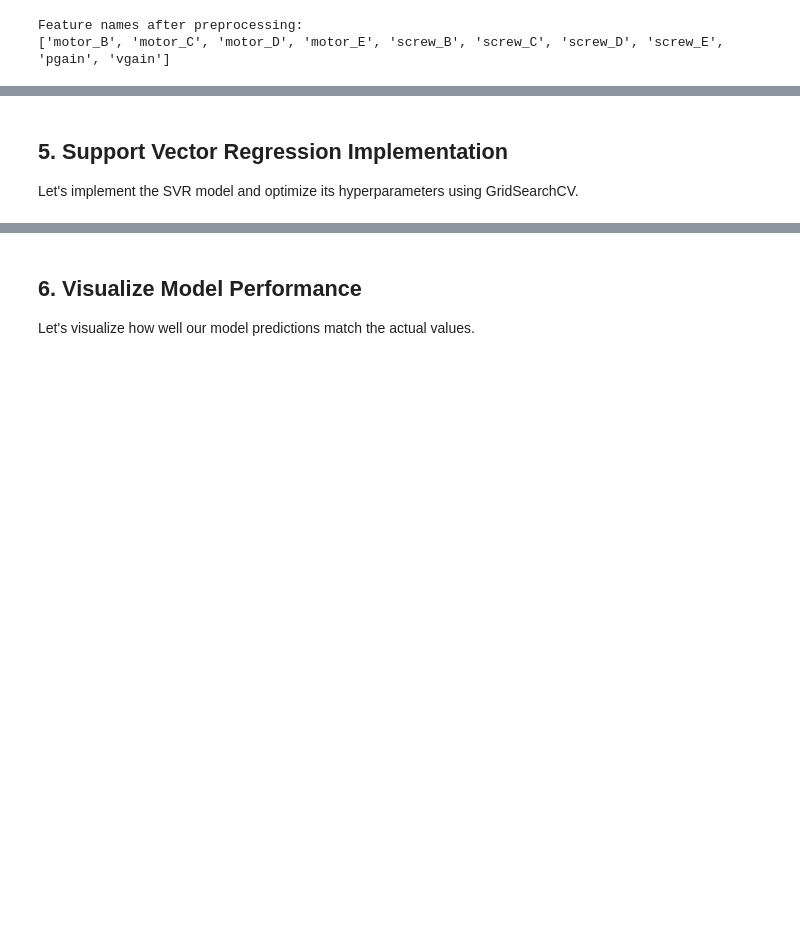
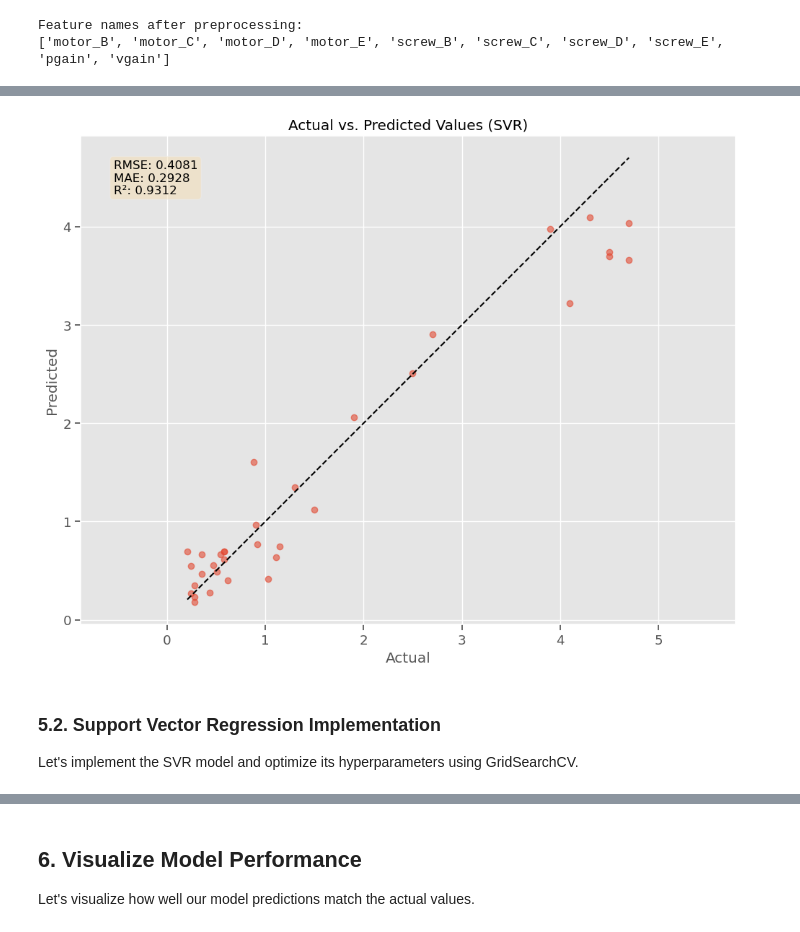
Before and after one commit to YXlh-64/ML-Workflow-Notebooks, a Jupyter notebook: regression/svr.ipynb, the cells around one changed output, grey strips where cells are left out. Drawn from its saved outputs; the diff is of its cells as text; code cells hidden in the pictures; blank space fills up the shorter version.

```diff
--- a/regression/svr.ipynb
+++ b/regression/svr.ipynb
@@ -161,5 +289,34 @@ Feature names after preprocessing:
+# %%
+# Create a scatter plot of actual vs. predicted values
+plt.figure(figsize=(10, 8))
+plt.scatter(y_test, te_y_pred, alpha=0.6)
+plt.plot([y_test.min(), y_test.max()], [y_test.min(), y_test.max()], 'k--')
+plt.xlabel('Actual')
+plt.ylabel('Predicted')
+plt.title('Actual vs. Predicted Values (SVR)')
+
+# Calculate the range for aspect ratio
+range_actual = y_test.max() - y_test.min()
+range_pred = te_y_pred.max() - te_y_pred.min()
+plt.axis('equal')
+plt.grid(True)
+
+# Add text box with metrics
+textstr = f'\n'.join((
+    f'RMSE: {te_rmse:.4f}',
+    f'MAE: {te_mae:.4f}',
+    f'R²: {te_r2:.4f}'
+))
+props = dict(boxstyle='round', facecolor='wheat', alpha=0.5)
+plt.text(0.05, 0.95, textstr, transform=plt.gca().transAxes, fontsize=12,
+         verticalalignment='top', bbox=props)
+
+plt.tight_layout()
+plt.show()
+# %% [output]
+[figure, added]
 # %% [markdown]
-## 5. Support Vector Regression Implementation
+### 5.2. Support Vector Regression Implementation
 
 Let's implement the SVR model and optimize its hyperparameters using GridSearchCV.
 # %%
```
Also changed, not shown: parts of 17 cells of this notebook, 1 other file.
